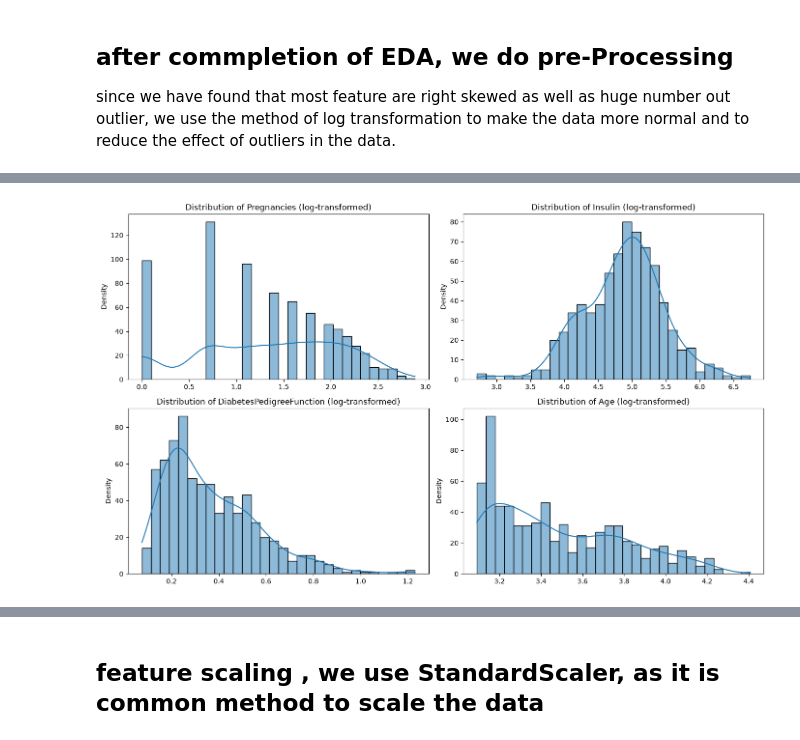
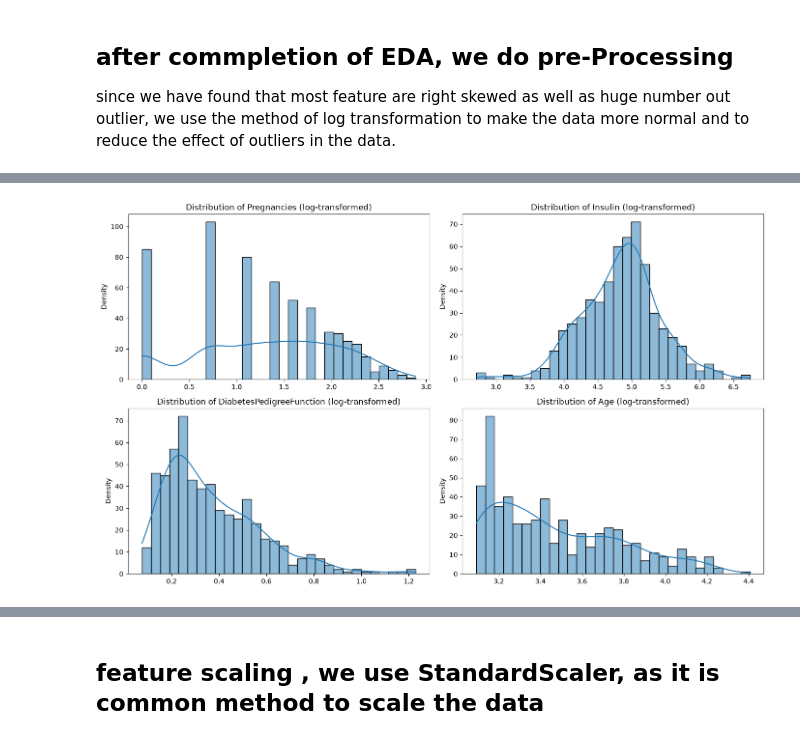
Before and after one commit to sachinadk2011/diabetes-classification-model, a Jupyter notebook: diabetes.ipynb, the cells around one changed output, grey strips where cells are left out. Cells and saved outputs as stored; diff of their text form; code cells hidden in the pictures.

```diff
--- a/diabetes.ipynb
+++ b/diabetes.ipynb
@@ -373,8 +387,10 @@ Name: proportion, dtype: float64
 # %% [markdown]
 ## now we check the correlation of each feature with the target variable to find out which feature is more important in predicting diabetes
 # %%
+train_data =x_train_imputed.copy()
+train_data["Outcome"] = y_train
 plt.figure(figsize=(10, 8))
-sns.heatmap(diabetes_data_knn.corr(), annot=True, fmt=".2f", cmap="coolwarm")
+sns.heatmap(train_data.corr(), annot=True, fmt=".2f", cmap="coolwarm")
 plt.title("Feature Correlation Matrix")
 plt.xticks(rotation=45)
 plt.show()
@@ -421,12 +461,13 @@ but Pearson correlation would miss.
 fig, axes = plt.subplots(2, 4, figsize=(16, 8))
 axes = axes.ravel()
 
-features = diabetes_data_knn.columns[:-1]
+features = x_train_imputed.columns
 for i, col in enumerate(features):
     sns.boxplot(
         x="Outcome",
         y=col,
-        data=diabetes_data_knn,
+        data=train_data,
+        hue="Outcome",
         ax=axes[i],
         palette="Set2"
     )
@@ -535,19 +564,20 @@ Key characteristics:
 # %% [markdown]
 ## after commpletion of EDA, we do pre-Processing
 since we have found that most feature are right skewed as well as huge number out outlier, we use the method of log transformation to make the data more normal and to reduce the effect of outliers in the data.
+# %%
+def transform_features(df):
+    skewed_cols  = ["Pregnancies", "Insulin",
+               "DiabetesPedigreeFunction", "Age"]
+    df_transformed = df.copy()
+    df_transformed[skewed_cols] = df_transformed[skewed_cols ].apply(lambda x: np.log1p(x))
+    # Verify skewness reduced
+    print("Before transformation:")
+    print(df[skewed_cols].skew().round(2))
+
+    print("\nAfter transformation:")
+    print(df_transformed[skewed_cols].skew().round(2))
+    return df_transformed, skewed_cols
 # %%
-skewed_cols  = ["Pregnancies", "Insulin",
-               "DiabetesPedigreeFunction", "Age"]
-
-diabetes_data_knn_transformed = diabetes_data_knn.copy()
-
-diabetes_data_knn_transformed[skewed_cols ] = diabetes_data_knn_transformed[skewed_cols ].apply(lambda x: np.log1p(x))
-
-# Verify skewness reduced
-print("Before transformation:")
-print(diabetes_data_knn[skewed_cols].skew().round(2))
-
-print("\nAfter transformation:")
-print(diabetes_data_knn_transformed[skewed_cols].skew().round(2))
+x_train_imputed_transformed, skewed_cols = transform_features(x_train_imputed)
 # %% [output]
 Before transformation:
@@ -566,27 +612,27 @@ dtype: float64
 # %%
 row = len(skewed_cols)
 
 fig, axes = plt.subplots(row, 2, figsize = (14, 4 * row ))
 axes = axes.ravel()
 
 for i, col in enumerate(skewed_cols):
     sns.histplot(
-        diabetes_data_knn_transformed[col],
+        x_train_imputed_transformed[col],
         kde= True,
         bins=30,
         ax=axes[i]
     )
 
     axes[i].set_title(f"Distribution of {col} (log-transformed)")
     axes[i].set_xlabel("")
     axes[i].set_ylabel("Density")
 
 # Hide extra empty subplots (safe way)
 for j in range(row, len(axes)):
     axes[j].set_visible(False)
 
 plt.tight_layout()
 plt.show()
 # %% [output]
-[figure, old version]
+[figure, new version]
 # %% [markdown]
```
Also changed, not shown: parts of 45 cells of this notebook.
